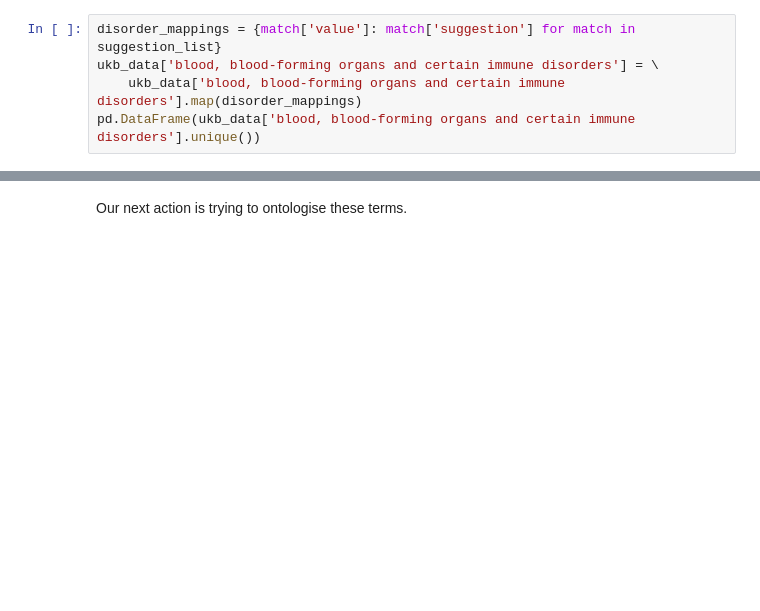
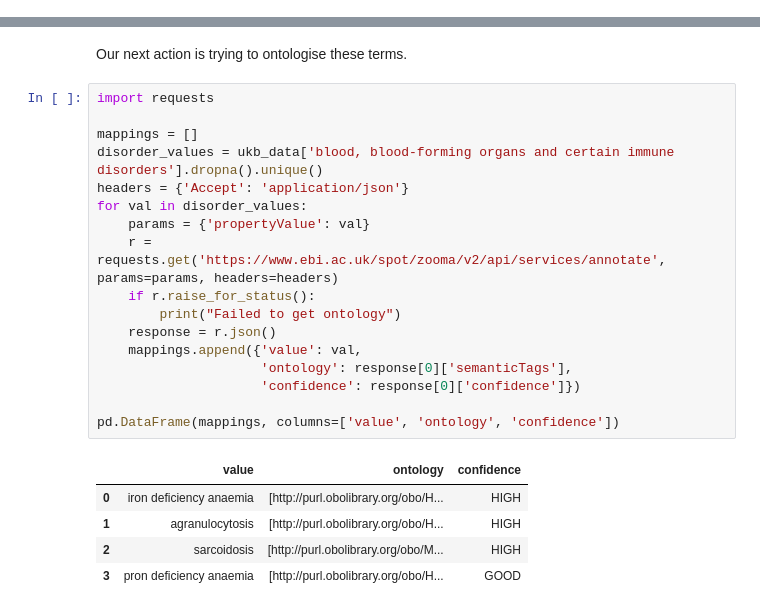
Before and after one commit to theisuru/cohort-data-cleaning, a Jupyter notebook: main.ipynb, the cells around one changed output, grey strips where cells are left out. Saved outputs shown, nothing was run; the diff lists cells and outputs as text; blank space fills up the shorter version.

Commit message:
annotate with ontologies

```diff
--- a/main.ipynb
+++ b/main.ipynb
@@ -381,5 +347,0 @@ pd.DataFrame(suggestion_list)
-# %%
-disorder_mappings = {match['value']: match['suggestion'] for match in suggestion_list}
-ukb_data['blood, blood-forming organs and certain immune disorders'] = \
-    ukb_data['blood, blood-forming organs and certain immune disorders'].map(disorder_mappings)
-pd.DataFrame(ukb_data['blood, blood-forming organs and certain immune disorders'].unique())
@@ -398,2 +357,25 @@ pd.DataFrame(ukb_data['blood, blood-forming organs and certain immune disorders'
 # %% [markdown]
 Our next action is trying to ontologise these terms.
+# %%
+import requests
+
+mappings = []
+disorder_values = ukb_data['blood, blood-forming organs and certain immune disorders'].dropna().unique()
+headers = {'Accept': 'application/json'}
+for val in disorder_values:
+    params = {'propertyValue': val}
+    r = requests.get('https://www.ebi.ac.uk/spot/zooma/v2/api/services/annotate', params=params, headers=headers)
+    if r.raise_for_status():
+        print("Failed to get ontology")
+    response = r.json()
+    mappings.append({'value': val,
+                     'ontology': response[0]['semanticTags'],
+                     'confidence': response[0]['confidence']})
+
+pd.DataFrame(mappings, columns=['value', 'ontology', 'confidence'])
+# %% [output]
+|  | value | ontology | confidence |
+| 0 | iron deficiency anaemia | [http://purl.obolibrary.org/obo/H... | HIGH |
+| 1 | agranulocytosis | [http://purl.obolibrary.org/obo/H... | HIGH |
+| 2 | sarcoidosis | [http://purl.obolibrary.org/obo/M... | HIGH |
+| 3 | pron deficiency anaemia | [http://purl.obolibrary.org/obo/H... | GOOD |
```
Also changed, not shown: parts of 14 cells of this notebook.
